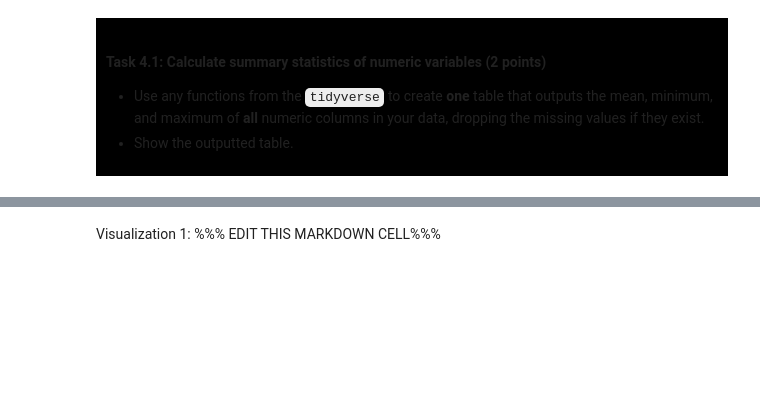
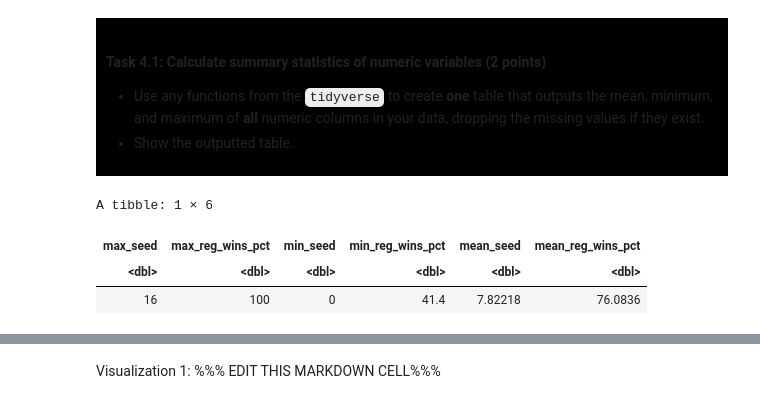
Before and after one commit to AgentDurp/dsci-100-project-christopher-orban, a Jupyter notebook: dsci-100-project-notebook.ipynb, the cells around one changed output, grey strips where cells are left out. Saved outputs shown, nothing was run; the diff lists cells and outputs as text; code cells hidden in the pictures; blank space fills up the shorter version.

```diff
--- a/dsci-100-project-notebook.ipynb
+++ b/dsci-100-project-notebook.ipynb
@@ -262,4 +262,17 @@ You will refine your research question (if needed) and produce a tidy data set.
 
 </div>
 # %%
-### EDIT THIS CODE CELL ###
+summary_table<-clean_data|>
+    summarize(max_seed=max(seed,na.rm=TRUE),
+             max_reg_wins_pct=max(reg_wins_pct,na.rm=TRUE),
+             min_seed=min(seed,na.rm=TRUE),
+             min_reg_wins_pct=min(reg_wins_pct,na.rm=TRUE),
+             mean_seed=mean(seed,na.rm=TRUE),
+             mean_reg_wins_pct=mean(reg_wins_pct,na.rm=TRUE))
+
+summary_table
+# %% [output]
+A tibble: 1 × 6
+| max_seed | max_reg_wins_pct | min_seed | min_reg_wins_pct | mean_seed | mean_reg_wins_pct |
+| <dbl> | <dbl> | <dbl> | <dbl> | <dbl> | <dbl> |
+| 16 | 100 | 0 | 41.4 | 7.82218 | 76.0836 |
```
Also changed, not shown: parts of 11 cells of this notebook.
